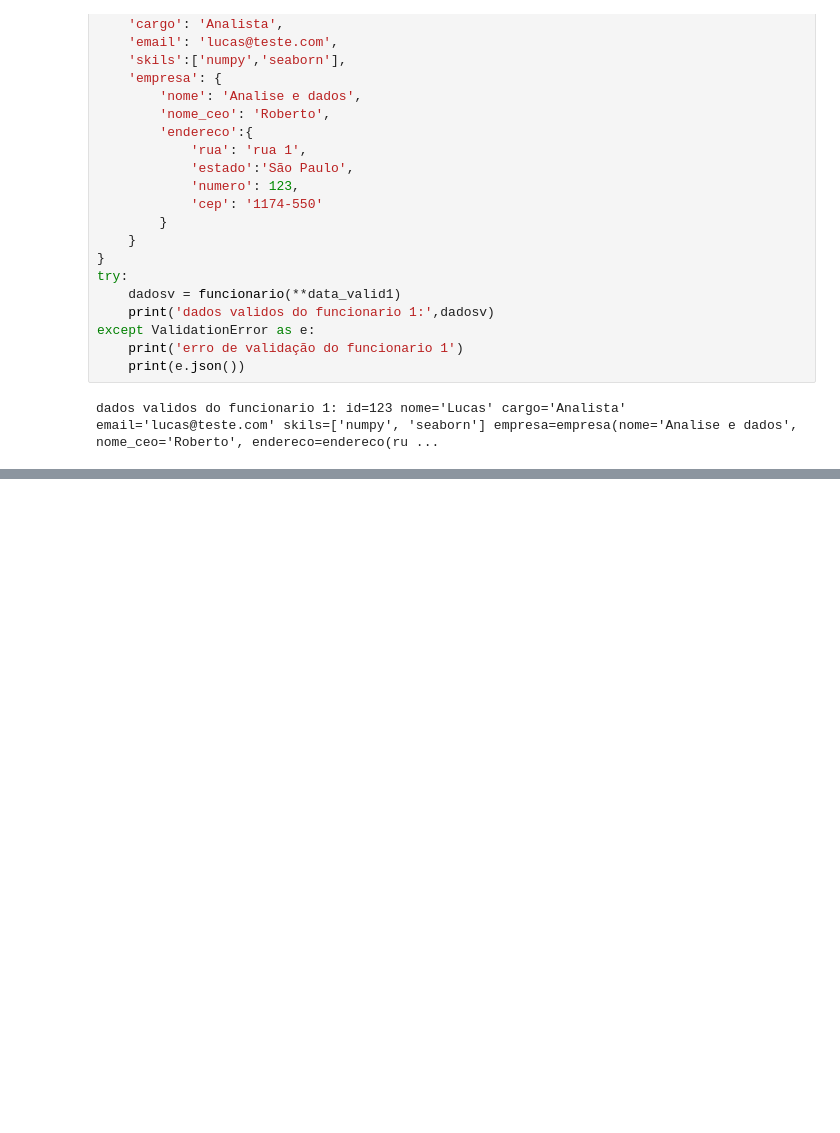
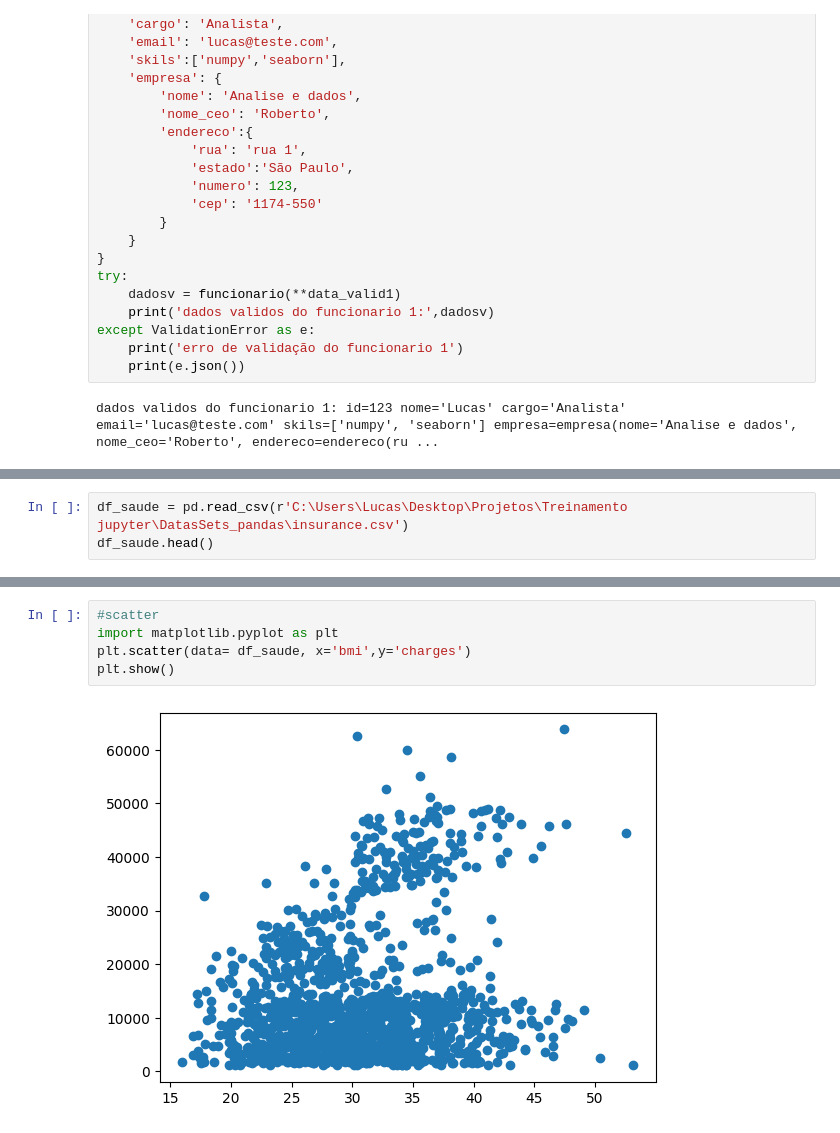
Before and after one commit to lucasghidini/AulasJupyter, a Jupyter notebook: aula1.ipynb, the cells around one changed output, grey strips where cells are left out. Drawn from its saved outputs; the diff is of its cells as text; blank space fills up the shorter version.

```diff
--- a/aula1.ipynb
+++ b/aula1.ipynb
@@ -831,0 +828,3 @@ dados validos do funcionario 1: id=123 nome='Lucas' cargo='Analista' email='luca
+# %%
+df_saude = pd.read_csv(r'C:\Users\Lucas\Desktop\Projetos\Treinamento jupyter\DatasSets_pandas\insurance.csv')
+df_saude.head()
@@ -831,0 +838,7 @@ dados validos do funcionario 1: id=123 nome='Lucas' cargo='Analista' email='luca
+# %%
+#scatter
+import matplotlib.pyplot as plt
+plt.scatter(data= df_saude, x='bmi',y='charges')
+plt.show()
+# %% [output]
+[figure, added]
```
Also changed, not shown: parts of 14 cells of this notebook.
